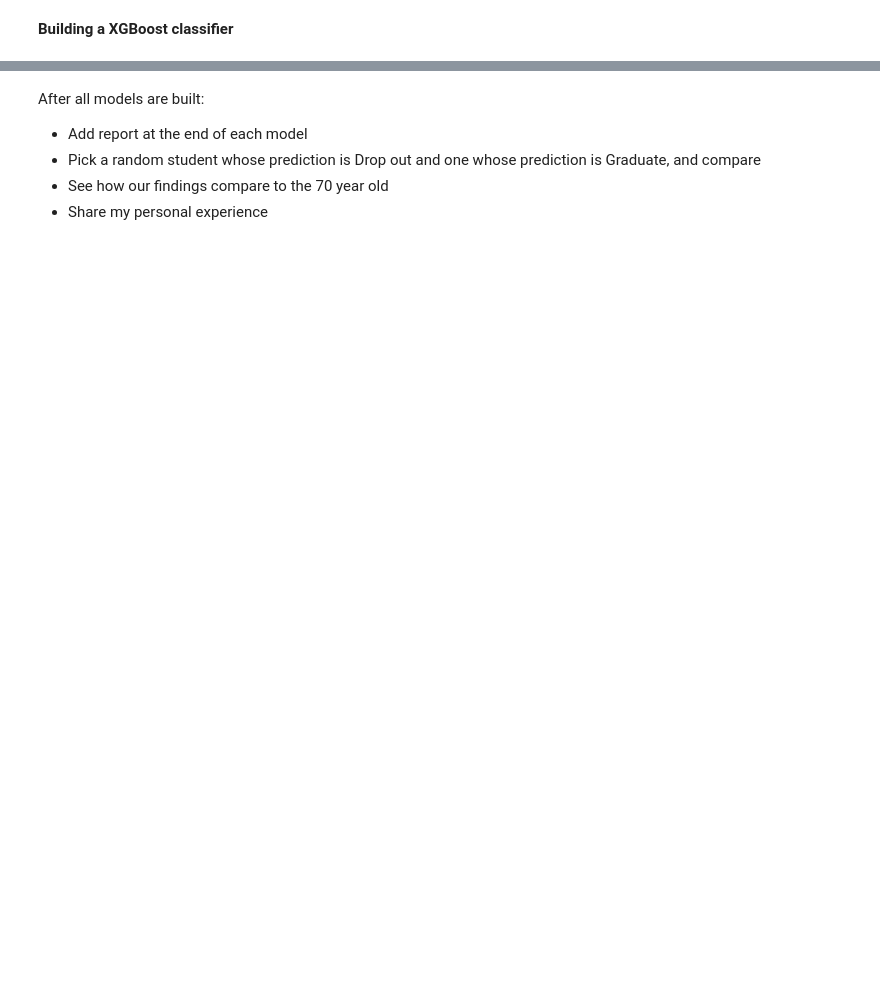
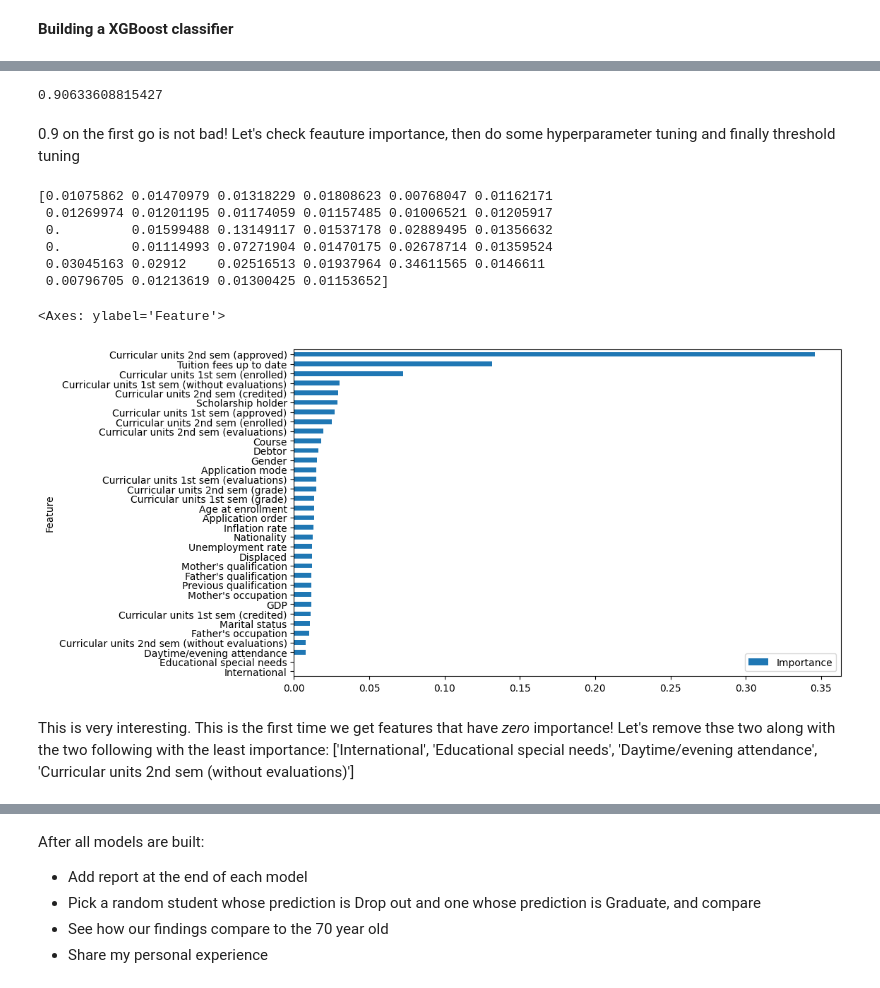
Before and after one commit to StevenLomon/OGTIP_Project3, a Jupyter notebook: project_3_student_retention.ipynb, the cells around one changed output, grey strips where cells are left out. Saved outputs shown, nothing was run; the diff lists cells and outputs as text; code cells hidden in the pictures; blank space fills up the shorter version.

```diff
--- a/project_3_student_retention.ipynb
+++ b/project_3_student_retention.ipynb
@@ -1034,0 +1050,3 @@ No chill at all hahahahaha
+# %%
+xgb = XGBClassifier(random_state=42)
+xgb.fit(X_train, y_train)
@@ -1034,0 +1065,28 @@ No chill at all hahahahaha
+# %%
+accuracy_score(y_test, y_pred)
+# %% [output]
+0.90633608815427
+# %% [markdown]
+0.9 on the first go is not bad! Let's check feauture importance, then do some hyperparameter tuning and finally threshold tuning
+# %%
+print(xgb.feature_importances_)
+# %% [output]
+[0.01075862 0.01470979 0.01318229 0.01808623 0.00768047 0.01162171
+ 0.01269974 0.01201195 0.01174059 0.01157485 0.01006521 0.01205917
+ 0.         0.01599488 0.13149117 0.01537178 0.02889495 0.01356632
+ 0.         0.01114993 0.07271904 0.01470175 0.02678714 0.01359524
+ 0.03045163 0.02912    0.02516513 0.01937964 0.34611565 0.0146611
+ 0.00796705 0.01213619 0.01300425 0.01153652]
+# %%
+# avg_importance = np.mean(np.abs(coefficients), axis=0)
+feature_importance = pd.DataFrame({'Feature': X.columns,
+                                   'Importance': xgb.feature_importances_})
+feature_importance = feature_importance.sort_values('Importance',
+                                                    ascending= True)
+feature_importance.plot(x='Feature', y='Importance',
+                        kind='barh', figsize=(10,6))
+# %% [output]
+<Axes: ylabel='Feature'>
+[figure, added]
+# %% [markdown]
+This is very interesting. This is the first time we get features that have *zero* importance! Let's remove thse two along with the two following with the least importance: ['International', 'Educational special needs', 'Daytime/evening attendance', 'Curricular units 2nd sem (without evaluations)']
```
Also changed, not shown: parts of 138 cells of this notebook.
